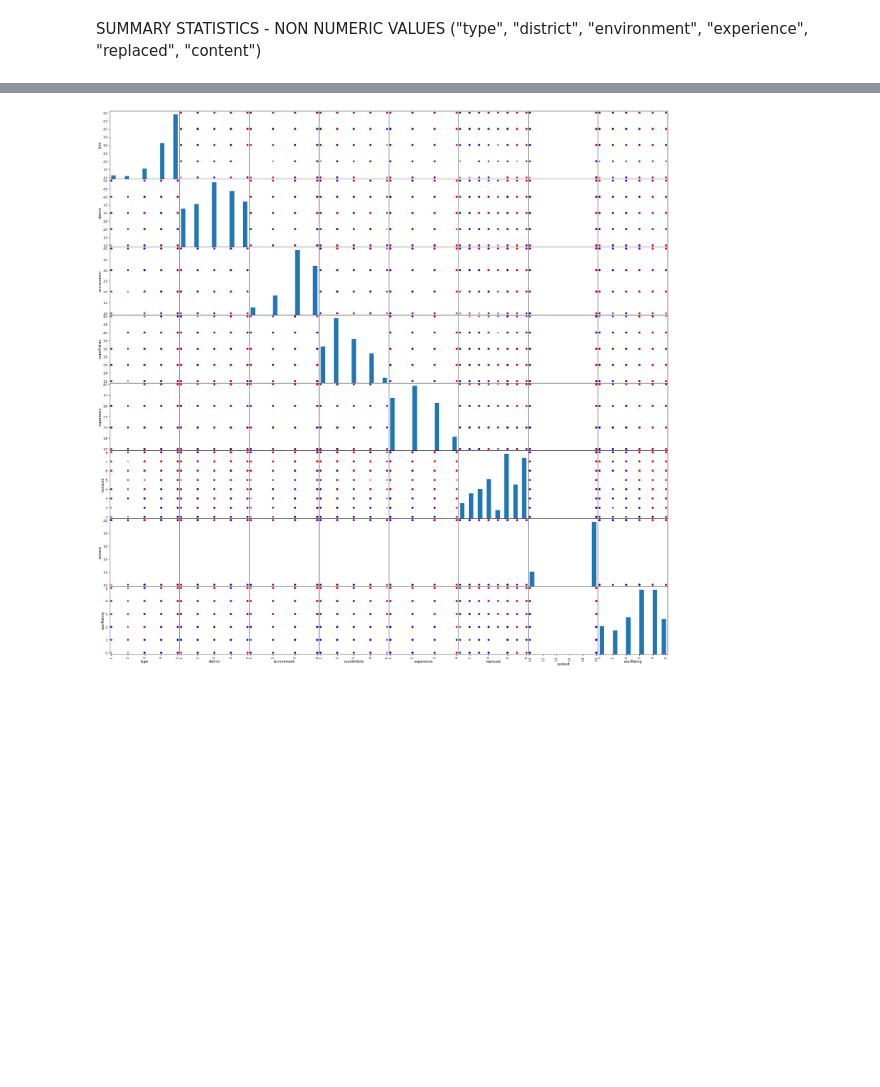
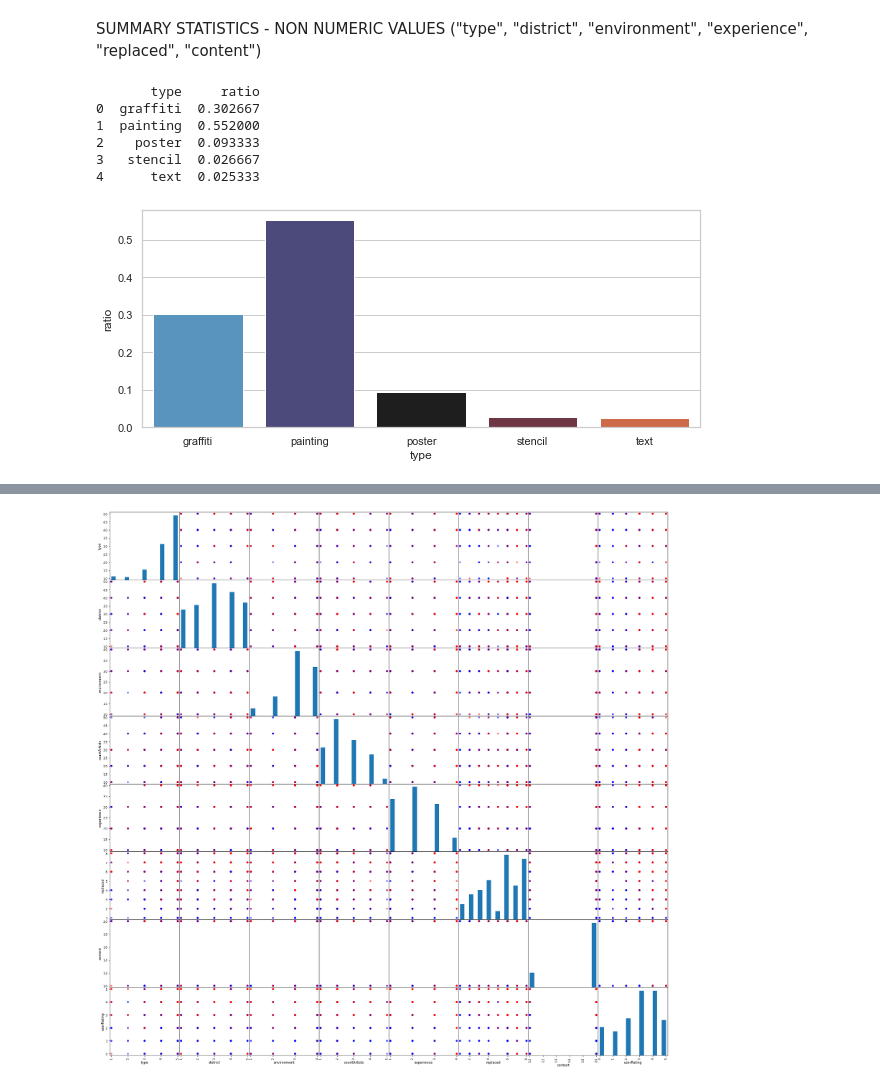
Before and after one commit to TechLabs-Berlin/st22-beautify-berlin, a Jupyter notebook: data_visualisations.ipynb, the cells around one changed output, grey strips where cells are left out. Drawn from its saved outputs; the diff is of its cells as text; code cells hidden in the pictures; blank space fills up the shorter version.

Commit message:
Finished visualising all of the data and described them shortly

```diff
--- a/data_visualisations.ipynb
+++ b/data_visualisations.ipynb
@@ -102,0 +89,25 @@ SUMMARY STATISTICS - NON NUMERIC VALUES ("type", "district", "environment", "exp
+# %%
+# TYPE
+
+# extract data to be plotted
+count_type = pd.DataFrame((artworks_character.groupby(["type"])["type"].count()/750)).rename(columns={"type": "ratio"}).reset_index()
+
+# print numerical values
+print(count_type)
+
+# set figure size and format
+plt.figure(figsize=(10, 4))
+# set data on x and y axis and colors
+chart1 = sns.barplot(x="type", y="ratio", data=count_type, palette=sns.color_palette("icefire", n_colors=len(count_type["type"])))
+# show the plot
+plt.show()
+
+# It is visible that most artworks are paintings, followed by graffiti. The remaining categories make up for just a very small portion.
+# %% [output]
+       type     ratio
+0  graffiti  0.302667
+1  painting  0.552000
+2    poster  0.093333
+3   stencil  0.026667
+4      text  0.025333
+[figure, added]
```
Also changed, not shown: parts of 11 cells of this notebook.
